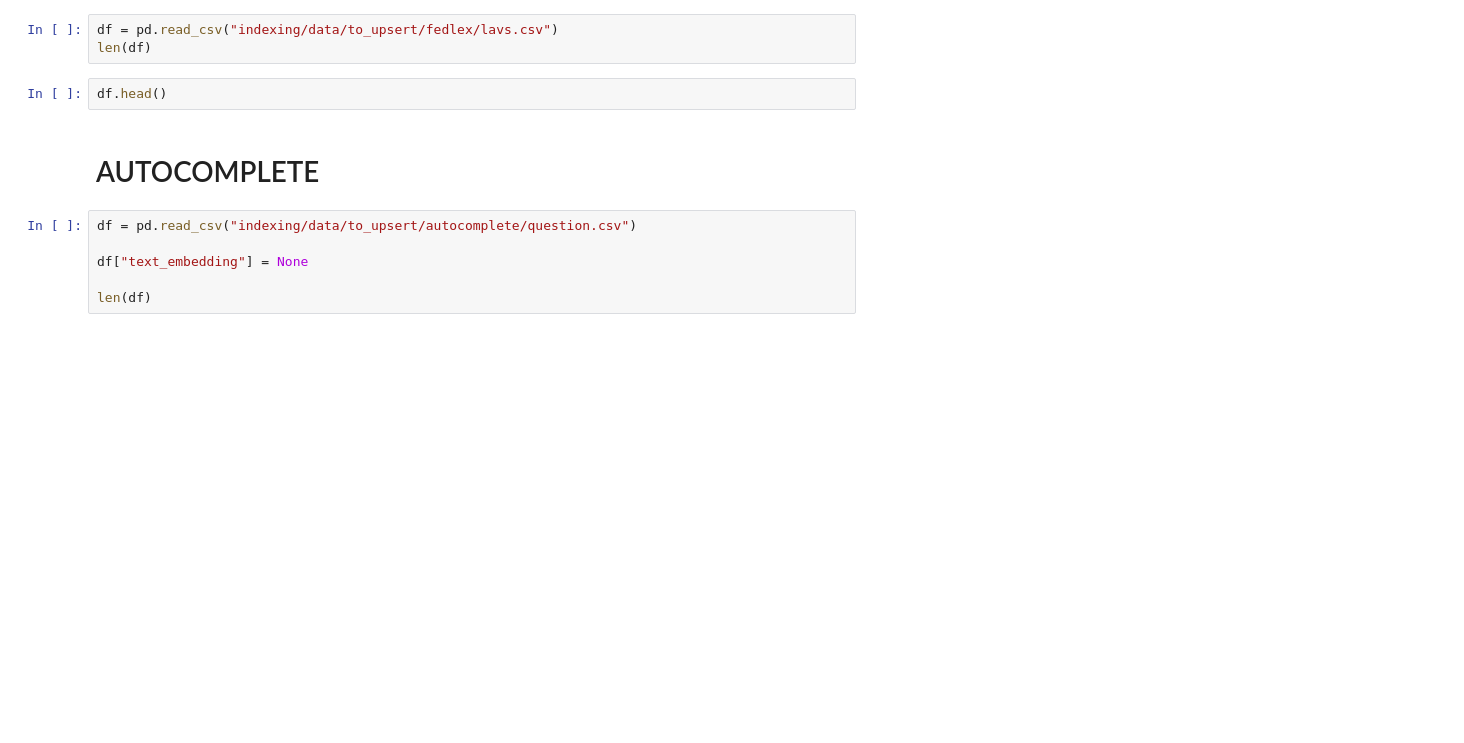
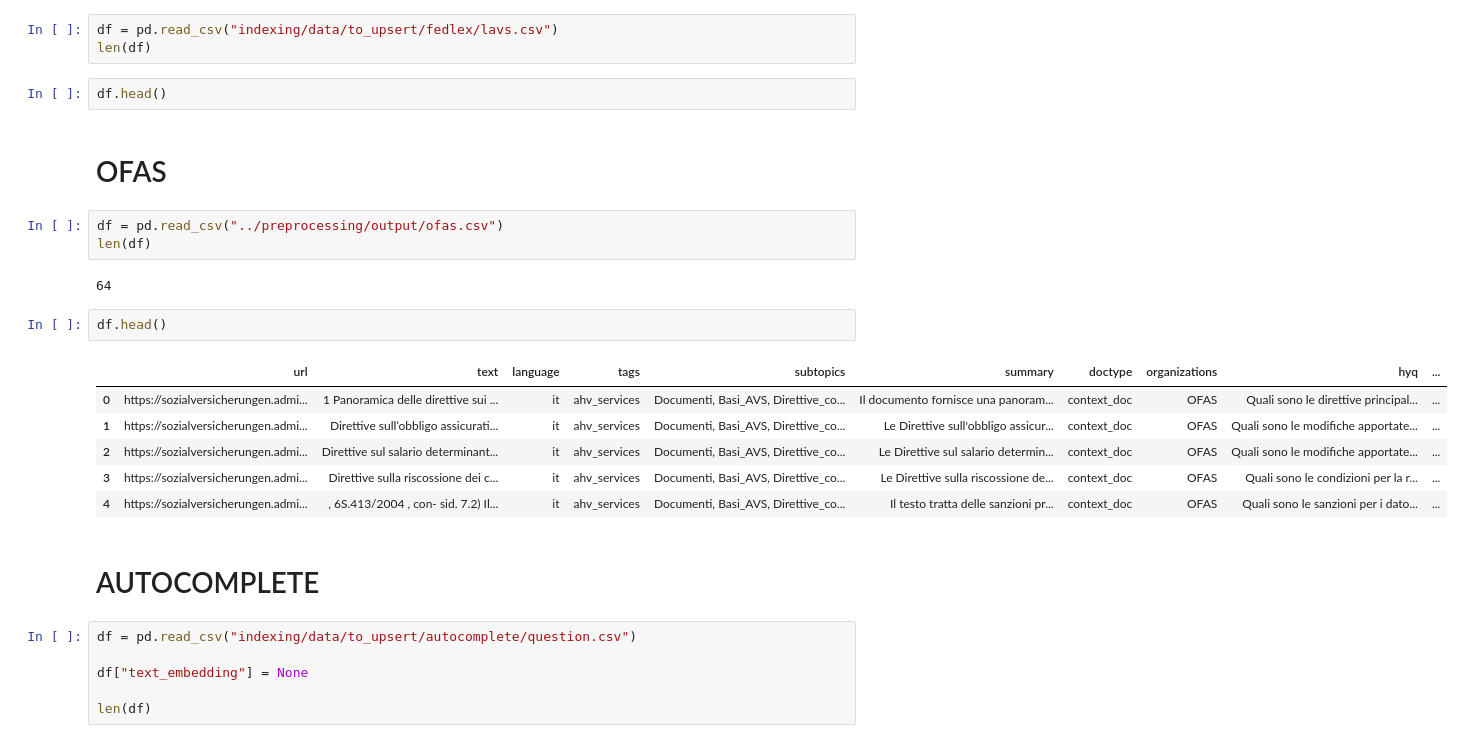
Before and after one commit to CdC-SI/ZAS-EAK-CopilotGPT, a Jupyter notebook: examples/embeddings/rag_docs_embedding.ipynb, the cells around one changed output. Cells and saved outputs as stored; diff of their text form; blank space fills up the shorter version.

Commit message:
refactor: update rag_docs_embedding notebook with new imports, execution counts, and enhanced data output structure

```diff
--- a/examples/embeddings/rag_docs_embedding.ipynb
+++ b/examples/embeddings/rag_docs_embedding.ipynb
@@ -49,6 +50,22 @@ df = pd.read_csv("indexing/data/to_upsert/fedlex/lavs.csv")
 len(df)
 # %%
 df.head()
+# %% [markdown]
+# OFAS
+# %%
+df = pd.read_csv("../preprocessing/output/ofas.csv")
+len(df)
+# %% [output]
+64
+# %%
+df.head()
+# %% [output]
+|  | url | text | language | tags | subtopics | summary | doctype | organizations | hyq | ... |
+| 0 | https://sozialversicherungen.admi... | 1 Panoramica delle direttive sui ... | it | ahv_services | Documenti, Basi_AVS, Direttive_co... | Il documento fornisce una panoram... | context_doc | OFAS | Quali sono le direttive principal... | ... |
+| 1 | https://sozialversicherungen.admi... | Direttive sull’obbligo assicurati... | it | ahv_services | Documenti, Basi_AVS, Direttive_co... | Le Direttive sull'obbligo assicur... | context_doc | OFAS | Quali sono le modifiche apportate... | ... |
+| 2 | https://sozialversicherungen.admi... | Direttive sul salario determinant... | it | ahv_services | Documenti, Basi_AVS, Direttive_co... | Le Direttive sul salario determin... | context_doc | OFAS | Quali sono le modifiche apportate... | ... |
+| 3 | https://sozialversicherungen.admi... | Direttive sulla riscossione dei c... | it | ahv_services | Documenti, Basi_AVS, Direttive_co... | Le Direttive sulla riscossione de... | context_doc | OFAS | Quali sono le condizioni per la r... | ... |
+| 4 | https://sozialversicherungen.admi... | , 6S.413/2004 , con- sid. 7.2) Il... | it | ahv_services | Documenti, Basi_AVS, Direttive_co... | Il testo tratta delle sanzioni pr... | context_doc | OFAS | Quali sono le sanzioni per i dato... | ... |
 # %% [markdown]
 # AUTOCOMPLETE
 # %%
```
Also changed, not shown: parts of 12 cells of this notebook.
